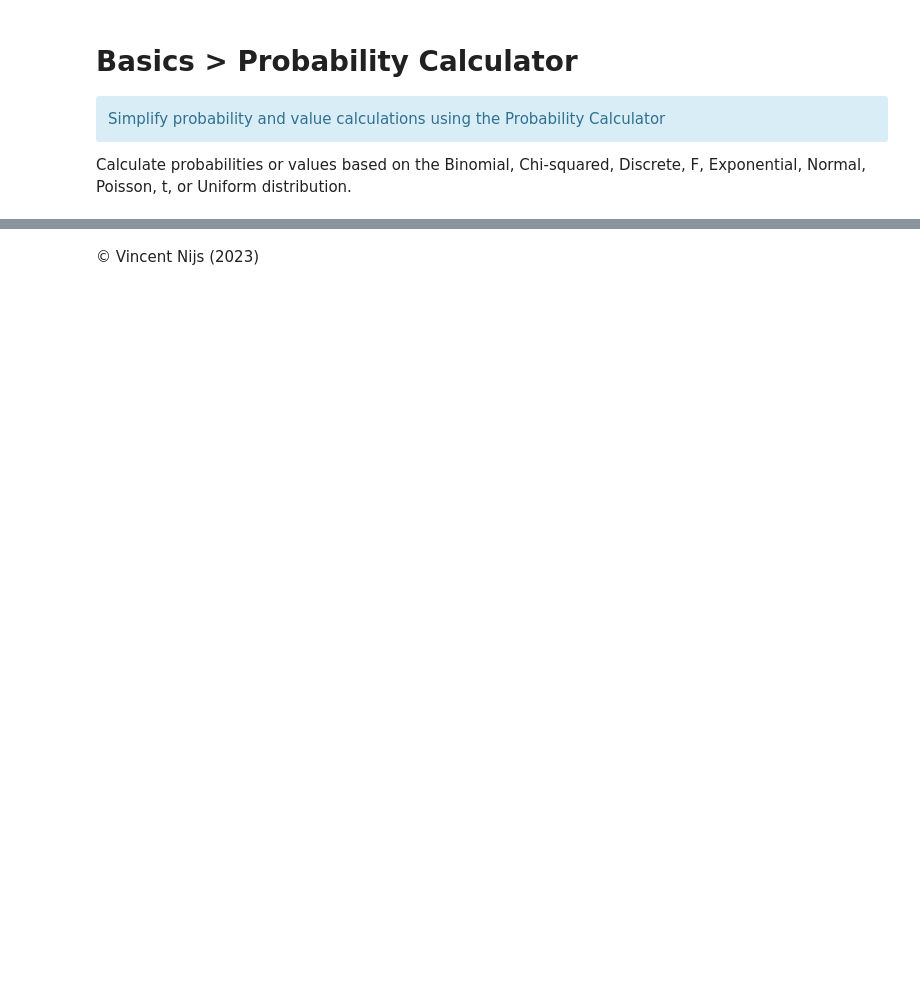
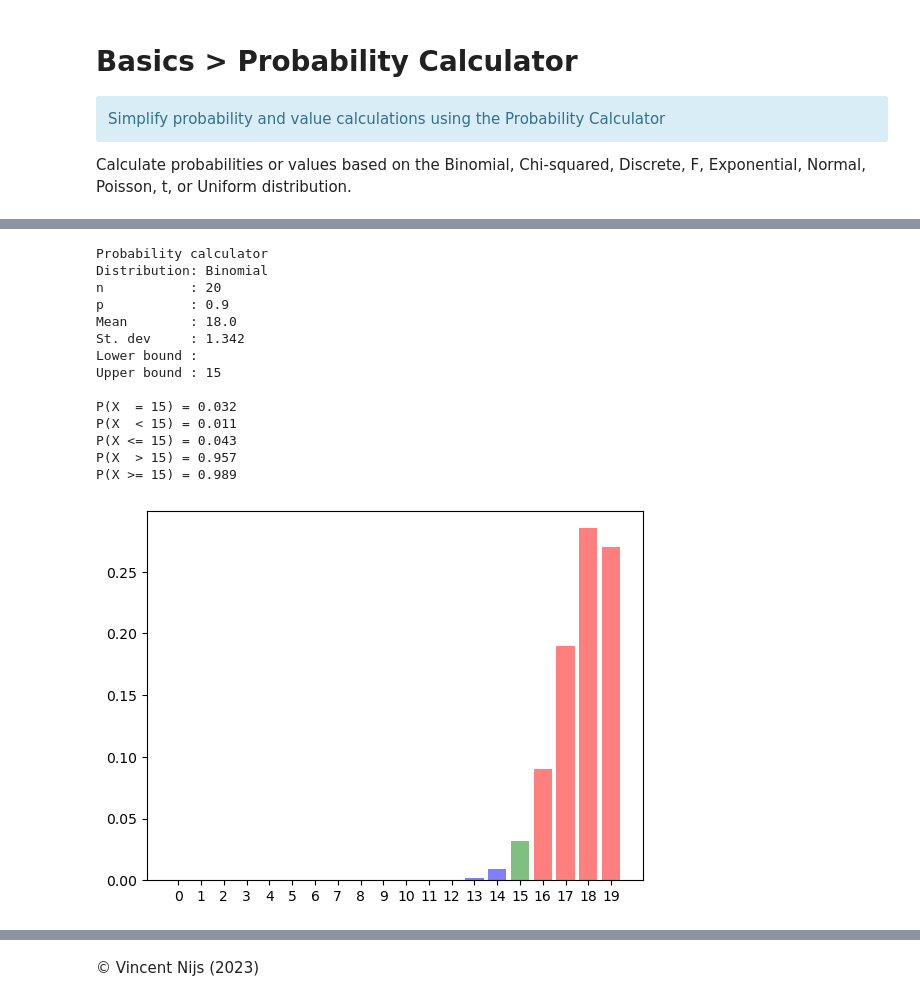
Before and after one commit to vnijs/pyrsm, a Jupyter notebook: examples/basics-probability-calculator.ipynb, the cells around one changed output, grey strips where cells are left out. Drawn from its saved outputs; the diff is of its cells as text; code cells hidden in the pictures; blank space fills up the shorter version.

```diff
--- a/examples/basics-probability-calculator.ipynb
+++ b/examples/basics-probability-calculator.ipynb
@@ -159,0 +25,20 @@ P(X >= 3) = 0.323
+# %%
+pc = rsm.basics.prob_calc("binom", n=20, p=0.9, ub=15)
+pc.summary()
+pc.plot()
+# %% [output]
+Probability calculator
+Distribution: Binomial
+n           : 20
+p           : 0.9
+Mean        : 18.0
+St. dev     : 1.342
+Lower bound :
+Upper bound : 15
+
+P(X  = 15) = 0.032
+P(X  < 15) = 0.011
+P(X <= 15) = 0.043
+P(X  > 15) = 0.957
+P(X >= 15) = 0.989
+[figure, added]
```
Also changed, not shown: parts of 25 cells of this notebook, 37 other files.
